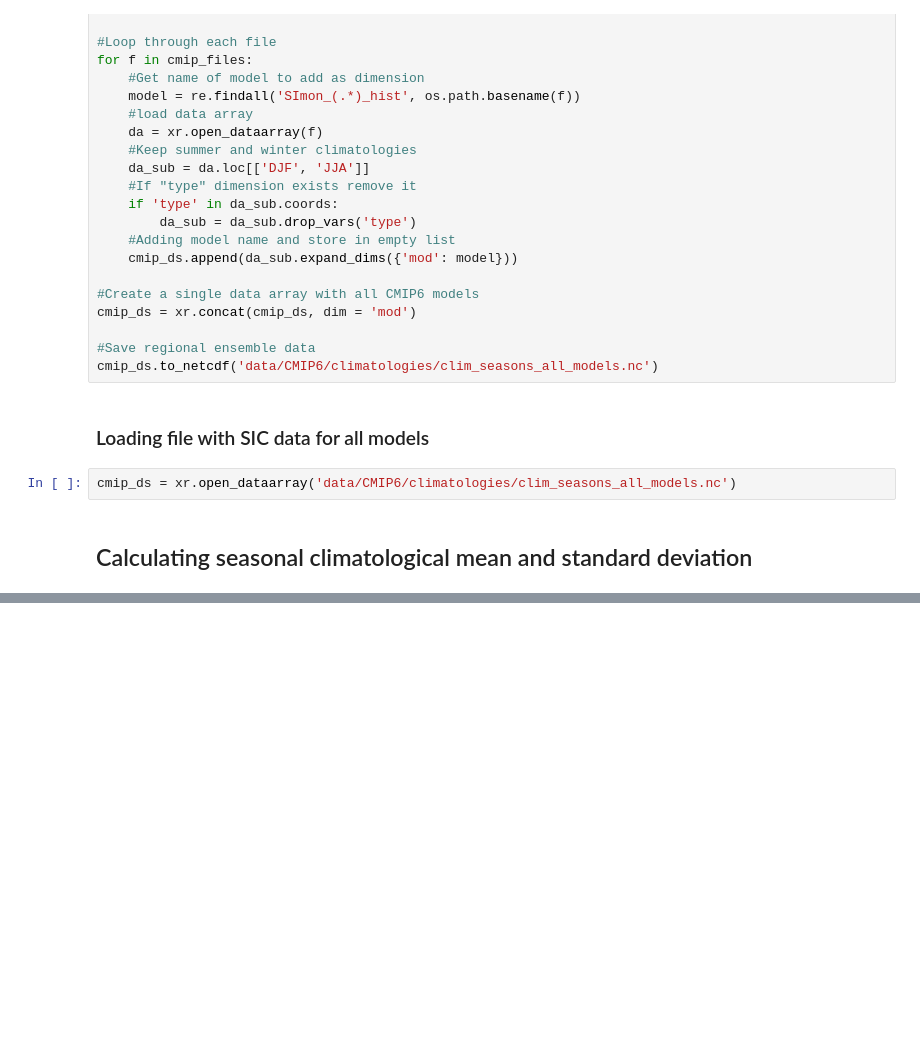
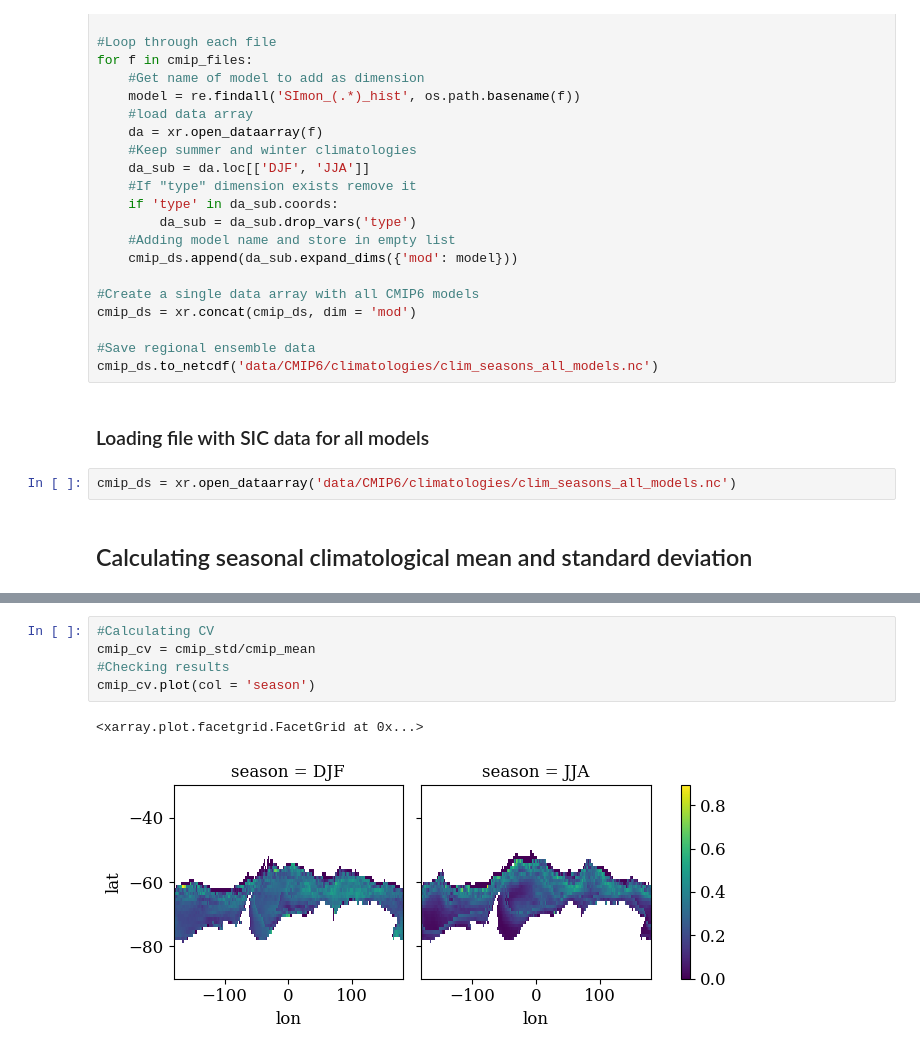
Before and after one commit to Fish-MIP/SOMEME, a Jupyter notebook: scripts/Comparing_sic_data_obs_models.ipynb, the cells around one changed output, grey strips where cells are left out. Cells and saved outputs as stored; diff of their text form; blank space fills up the shorter version.

```diff
--- a/scripts/Comparing_sic_data_obs_models.ipynb
+++ b/scripts/Comparing_sic_data_obs_models.ipynb
@@ -407,0 +332,8 @@ Data variables:
+# %%
+#Calculating CV
+cmip_cv = cmip_std/cmip_mean
+#Checking results
+cmip_cv.plot(col = 'season')
+# %% [output]
+<xarray.plot.facetgrid.FacetGrid at 0x...>
+[figure, added]
```
Also changed, not shown: parts of 37 cells of this notebook, 3 other files.
